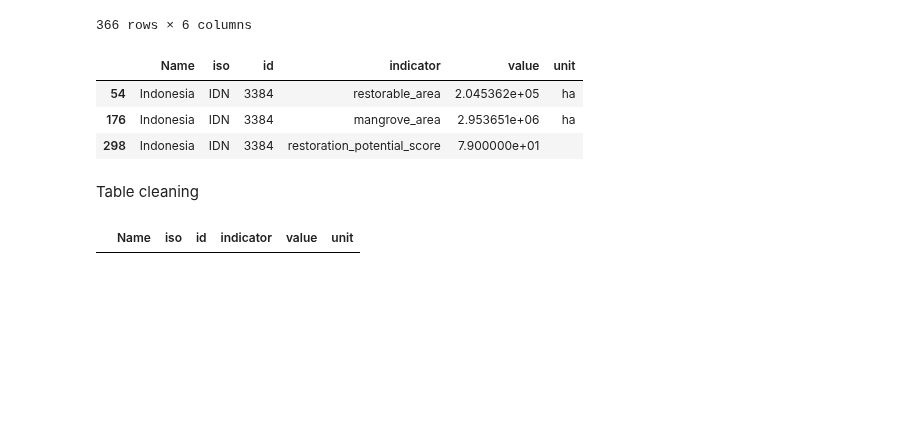
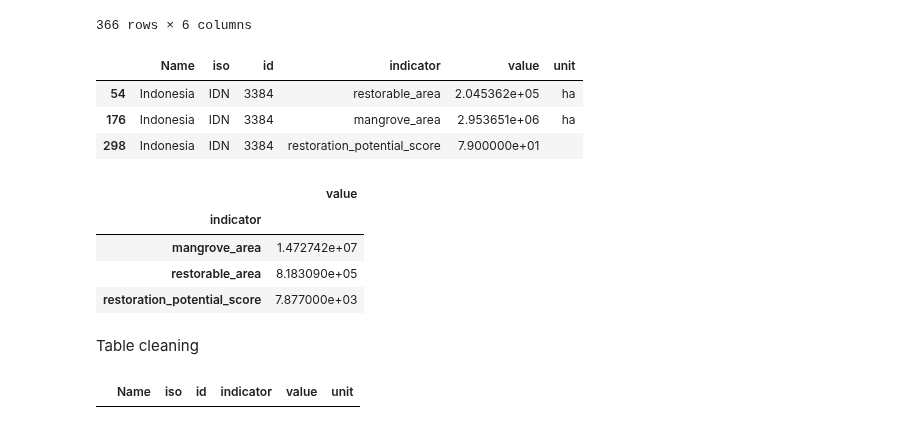
Before and after one commit to Vizzuality/mangrove-atlas, a Jupyter notebook: data/notebooks/Lab/data_processing/widgets-v2/restoration_and_degradation_widget.ipynb, the cells around one changed output. Drawn from its saved outputs; the diff is of its cells as text; code cells hidden in the pictures; blank space fills up the shorter version.

```diff
--- a/data/notebooks/Lab/data_processing/widgets-v2/restoration_and_degradation_widget.ipynb
+++ b/data/notebooks/Lab/data_processing/widgets-v2/restoration_and_degradation_widget.ipynb
@@ -282,6 +282,14 @@ restoration[restoration['Name'].str.contains(country_name)]
 | 54 | Indonesia | IDN | 3384 | restorable_area | 2.045362e+05 | ha |
 | 176 | Indonesia | IDN | 3384 | mangrove_area | 2.953651e+06 | ha |
 | 298 | Indonesia | IDN | 3384 | restoration_potential_score | 7.900000e+01 |  |
+# %%
+restoration[['indicator', 'value']].groupby('indicator').sum()
+# %% [output]
+|  | value |
+| indicator |  |
+| mangrove_area | 1.472742e+07 |
+| restorable_area | 8.183090e+05 |
+| restoration_potential_score | 7.877000e+03 |
 # %% [markdown]
 Table cleaning
 # %%
```
Also changed, not shown: parts of 1 cell of this notebook.
